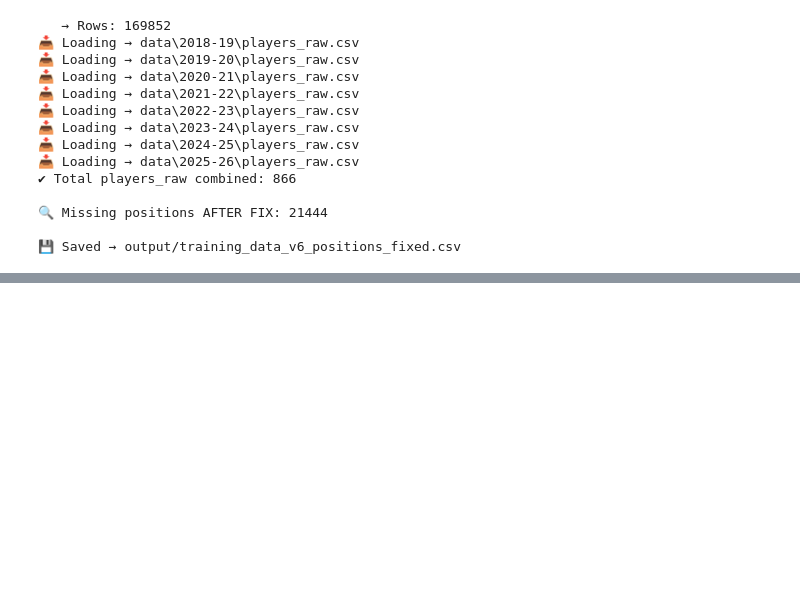
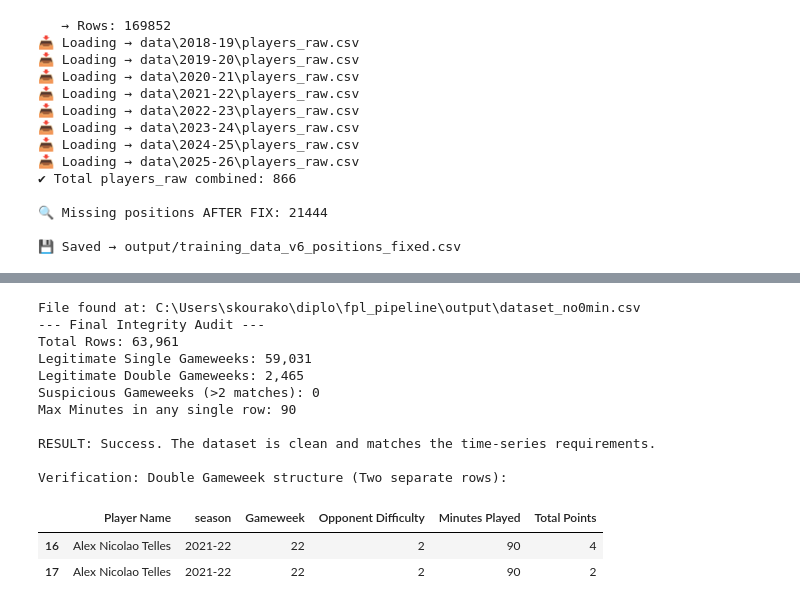
Before and after one commit to sophiedelrey/fpl_pipeline, a Jupyter notebook: FPLpipeline_v2.ipynb, the cells around one changed output, grey strips where cells are left out. Saved outputs shown, nothing was run; the diff lists cells and outputs as text; code cells hidden in the pictures; blank space fills up the shorter version.

Commit message:
managed DGWS & overlaping in points in dataset_no0min

```diff
--- a/FPLpipeline_v2.ipynb
+++ b/FPLpipeline_v2.ipynb
@@ -1560,0 +1627,59 @@ SyntaxError: unterminated string literal (detected at line 6) (1644404266.py, li
+# %%
+# %% [Cell: Final Data Integrity Audit - Clean Output]
+import pandas as pd
+from pathlib import Path
+
+# Try the primary path based on pipeline settings
+FILE_PATH = Path("output/dataset_no0min.csv")
+
+# Fallback for notebook subfolders
+if not FILE_PATH.exists():
+    FILE_PATH = Path("../output/dataset_no0min.csv")
+
+if not FILE_PATH.exists():
+    print(f"Error: Could not find file at either location. Current directory: {Path.cwd()}")
+else:
+    df_audit = pd.read_csv(FILE_PATH)
+    print(f"File found at: {FILE_PATH.resolve()}")
+    print(f"--- Final Integrity Audit ---")
+    print(f"Total Rows: {len(df_audit):,}")
+
+    # Check for duplicate match entries per week
+    counts = df_audit.groupby(['Player UUID', 'season', 'Gameweek']).size().reset_index(name='match_count')
+    suspicious = counts[counts['match_count'] > 2]
+    max_mins = df_audit['Minutes Played'].max()
+
+    print(f"Legitimate Single Gameweeks: {len(counts[counts['match_count'] == 1]):,}")
+    print(f"Legitimate Double Gameweeks: {len(counts[counts['match_count'] == 2]):,}")
+    print(f"Suspicious Gameweeks (>2 matches): {len(suspicious)}")
+    print(f"Max Minutes in any single row: {max_mins}")
+
+    # Final Result Logic
+    if len(suspicious) == 0 and max_mins <= 90:
+        print("\nRESULT: Success. The dataset is clean and matches the time-series requirements.")
+    else:
+        print("\nRESULT: Issues remain. Review the Rank-and-Keep logic in the Pipeline script.")
+
+    # Data sample for visual verification of Double Gameweeks
+    if len(counts[counts['match_count'] == 2]) > 0:
+        sample_dgw = counts[counts['match_count'] == 2].iloc[0]
+        display_cols = ['Player Name', 'season', 'Gameweek', 'Opponent Difficulty', 'Minutes Played', 'Total Points']
+        print(f"\nVerification: Double Gameweek structure (Two separate rows):")
+        display(df_audit[(df_audit['Player UUID'] == sample_dgw['Player UUID']) &
+                         (df_audit['season'] == sample_dgw['season']) &
+                         (df_audit['Gameweek'] == sample_dgw['Gameweek'])][display_cols])
+# %% [output]
+File found at: C:\Users\skourako\diplo\fpl_pipeline\output\dataset_no0min.csv
+--- Final Integrity Audit ---
+Total Rows: 63,961
+Legitimate Single Gameweeks: 59,031
+Legitimate Double Gameweeks: 2,465
+Suspicious Gameweeks (>2 matches): 0
+Max Minutes in any single row: 90
+
+RESULT: Success. The dataset is clean and matches the time-series requirements.
+
+Verification: Double Gameweek structure (Two separate rows):
+|  | Player Name | season | Gameweek | Opponent Difficulty | Minutes Played | Total Points |
+| 16 | Alex Nicolao Telles | 2021-22 | 22 | 2 | 90 | 4 |
+| 17 | Alex Nicolao Telles | 2021-22 | 22 | 2 | 90 | 2 |
```
Also changed, not shown: parts of 16 cells of this notebook, 2 other files.
